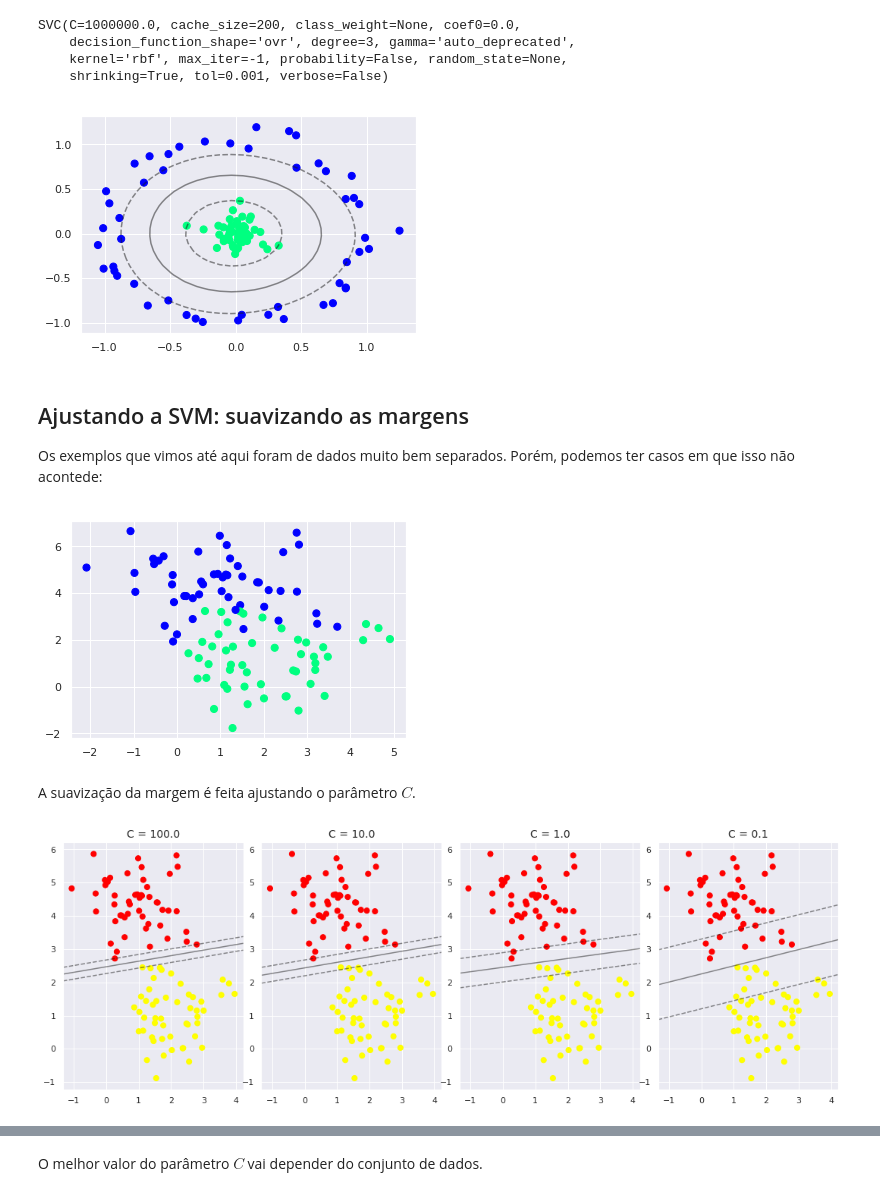
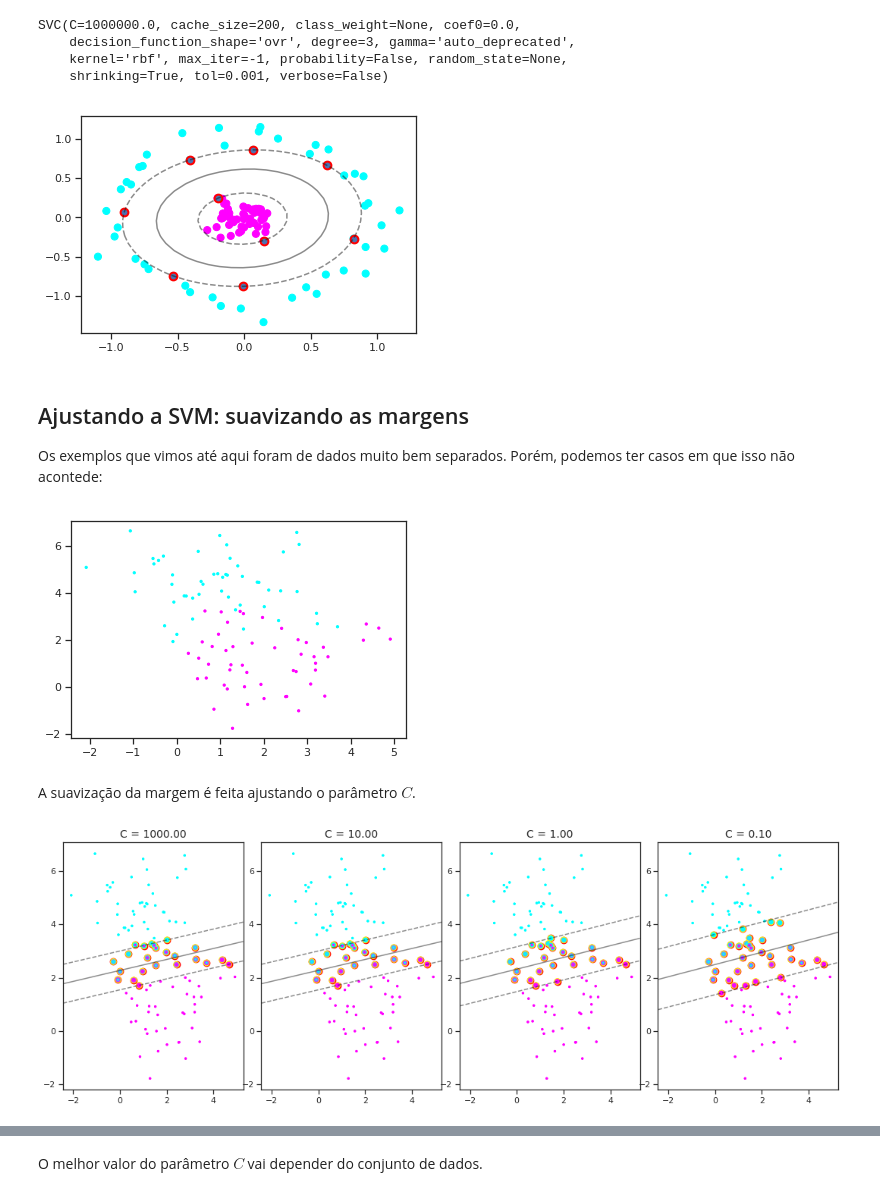
Before and after one commit to clemencia/ML4PPGF_UERJ, a Jupyter notebook: SVM_pythonDataScience.ipynb, the cells around one changed output, grey strips where cells are left out. Drawn from its saved outputs; the diff is of its cells as text; code cells hidden in the pictures.

```diff
--- a/SVM_pythonDataScience.ipynb
+++ b/SVM_pythonDataScience.ipynb
@@ -22,8 +22,8 @@ Vamos considerar um caso simples de classificação em que as duas classes de po
 # %%
 from sklearn.datasets.samples_generator import make_blobs
 # https://scikit-learn.org/stable/modules/generated/sklearn.datasets.make_blobs.html
-X, y = make_blobs(n_samples=50, n_features=2, centers=2,
-                  random_state=0, cluster_std=0.60)
+X, y = make_blobs(n_samples=100, n_features=2, centers=2,
+                  random_state=0, cluster_std=0.40)
 #print(X, X[:,0], X[:, 1])
-plt.scatter(X[:, 0], X[:, 1], c=y, s=50, cmap='winter');
+plt.scatter(X[:, 0], X[:, 1], c=y, s=5, cmap='cool');
 # %% [output]
@@ -105,6 +105,6 @@ def plot_svc_decision_function(model, ax=None, plot_support=True):
     if plot_support:
         ax.scatter(model.support_vectors_[:, 0],
                    model.support_vectors_[:, 1],
-                   s=300, linewidth=1, facecolors='none')
+                   s=60, linewidth=2, edgecolors='red')
     ax.set_xlim(xlim)
     ax.set_ylim(ylim)
@@ -127,7 +127,7 @@ O sucesso da SVM está baseado no fato de que somente os support vectors contam
 Podemos ver abaixo um exemplo disso, ao treinar a SVM com as primeiras 60 amostras geradas e com as primeiras 120 amostras geradas.
 # %%
 def plot_svm(N=10, ax=None):
-    X, y = make_blobs(n_samples=200, centers=2,
+    X, y = make_blobs(n_samples=1000, centers=2,
                       random_state=0, cluster_std=0.60)
     X = X[:N]
     y = y[:N]
@@ -135,13 +135,7 @@ def plot_svm(N=10, ax=None):
     model.fit(X, y)
 
     ax = ax or plt.gca()
-    ax.scatter(X[:, 0], X[:, 1], c=y, s=50, cmap='winter')
+    ax.scatter(X[:, 0], X[:, 1], c=y, s=5, cmap='cool')
     ax.set_xlim(-1, 4)
     ax.set_ylim(-1, 6)
     plot_svc_decision_function(model, ax)
-
-fig, ax = plt.subplots(1, 2, figsize=(16, 6))
-fig.subplots_adjust(left=0.0625, right=0.95, wspace=0.1)
-for axi, N in zip(ax, [60, 120]):
-    plot_svm(N, axi)
-    axi.set_title('N = {0}'.format(N))
@@ -149,0 +142,6 @@ for axi, N in zip(ax, [60, 120]):
+# %%
+fig, ax = plt.subplots(1, 2, figsize=(16, 6))
+fig.subplots_adjust(left=0.0625, right=0.95, wspace=0.1)
+for axi, N in zip(ax, [20, 280]):
+    plot_svm(N, axi)
+    axi.set_title('N = {0}'.format(N))
@@ -196,12 +196,12 @@ SVC(C=1000000.0, cache_size=200, class_weight=None, coef0=0.0,
     kernel='rbf', max_iter=-1, probability=False, random_state=None,
     shrinking=True, tol=0.001, verbose=False)
 # %%
-plt.scatter(X[:, 0], X[:, 1], c=y, s=50, cmap='winter')
+plt.scatter(X[:, 0], X[:, 1], c=y, s=50, cmap='cool')
 plot_svc_decision_function(clf)
 plt.scatter(clf.support_vectors_[:, 0], clf.support_vectors_[:, 1],
             s=300, lw=1, facecolors='none');
 # %% [output]
-[figure, old version]
+[figure, new version]
 # %% [markdown]
 ## Ajustando a SVM: suavizando as margens
 
@@ -209,25 +209,27 @@ Os exemplos que vimos até aqui foram de dados muito bem separados. Porém, pode
 # %%
 X, y = make_blobs(n_samples=100, centers=2,
                   random_state=0, cluster_std=1.2)
-plt.scatter(X[:, 0], X[:, 1], c=y, s=50, cmap='winter');
+plt.scatter(X[:, 0], X[:, 1], c=y, s=5, cmap='cool');
 # %% [output]
-[figure, old version]
+[figure, new version]
 # %% [markdown]
 A suavização da margem é feita ajustando o parâmetro $C$.
 # %%
 X, y = make_blobs(n_samples=100, centers=2,
-                  random_state=0, cluster_std=0.8)
+                  random_state=0, cluster_std=1.2)
 
 fig, ax = plt.subplots(1, 4, figsize=(16, 6))
 fig.subplots_adjust(left=0.0625, right=0.95, wspace=0.1)
 
-for axi, C in zip(ax, [100.0, 10.0, 1.0, 0.1]):
+for axi, C in zip(ax, [1000., 10.0, 1., 0.1]):
     model = SVC(kernel='linear', C=C).fit(X, y)
-    axi.scatter(X[:, 0], X[:, 1], c=y, s=50, cmap='autumn')
+    axi.scatter(X[:, 0], X[:, 1], c=y, s=5, cmap='cool')
     plot_svc_decision_function(model, axi)
     axi.scatter(model.support_vectors_[:, 0],
-                model.support_vectors_[:, 1],
-                s=300, lw=1, facecolors='none');
-    axi.set_title('C = {0:.1f}'.format(C), size=14)
+                model.support_vectors_[:, 1],c=model.decision_function(model.support_vectors_),cmap="cool",
+                edgecolors="yellow",
+                s=60, lw=1);
+    axi.scatter(X[:, 0], X[:, 1], c=y, s=5, cmap='cool')
+    axi.set_title('C = {0:.2f}'.format(C), size=14)
 # %% [output]
-[figure, old version]
+[figure, new version]
```
Also changed, not shown: parts of 12 cells of this notebook.
